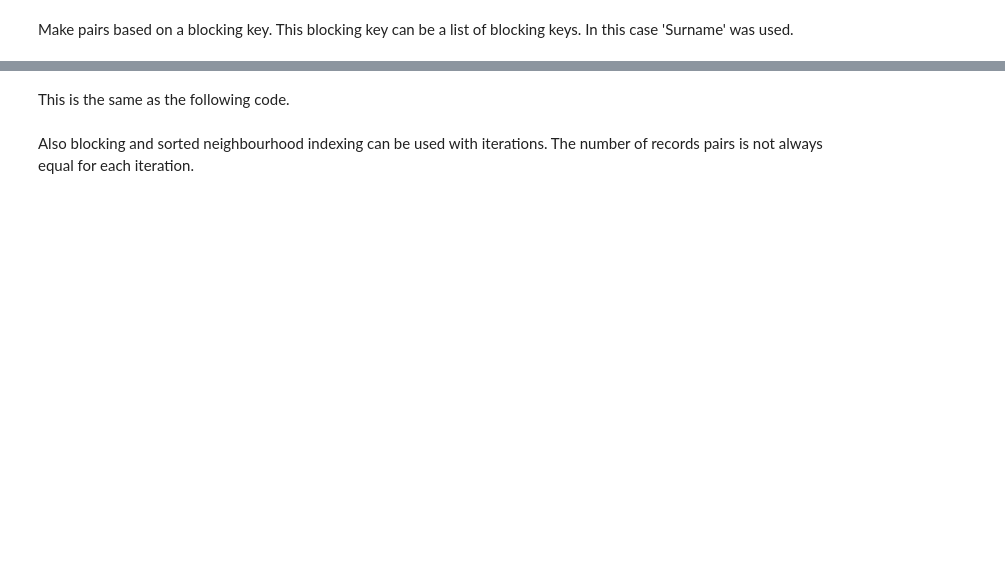
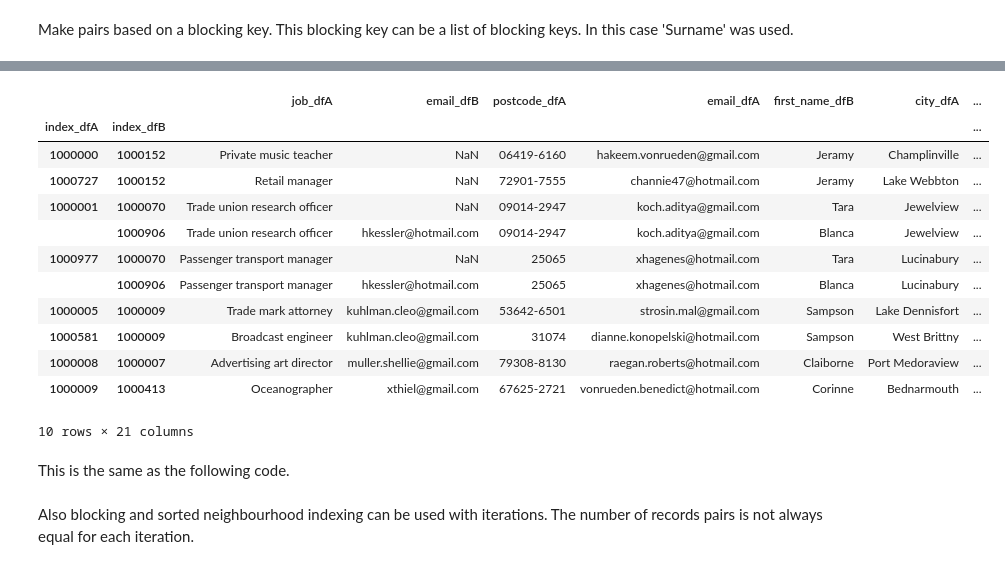
Before and after one commit to J535D165/recordlinkage, a Jupyter notebook: examples/Linking.ipynb, the cells around one changed output, grey strips where cells are left out. Cells and saved outputs as stored; diff of their text form; code cells hidden in the pictures; blank space fills up the shorter version.

```diff
--- a/examples/Linking.ipynb
+++ b/examples/Linking.ipynb
@@ -55,6 +96,20 @@ pairs_sorted.head(10)
 # %%
-pairs_sorted_with_block = pairing.sortedneighbourhood(' given_name', window=3, blocking_on=[' surname'])
+pairs_sorted_with_block = pairing.sortedneighbourhood('last_name', window=3, blocking_on=['sex'])
 pairs_sorted_with_block.head(10)
+# %% [output]
+|  |  | job_dfA | email_dfB | postcode_dfA | email_dfA | first_name_dfB | city_dfA | ... |
+| index_dfA | index_dfB |  |  |  |  |  |  | ... |
+| 1000000 | 1000152 | Private music teacher | NaN | 06419-6160 | hakeem.vonrueden@gmail.com | Jeramy | Champlinville | ... |
+| 1000727 | 1000152 | Retail manager | NaN | 72901-7555 | channie47@hotmail.com | Jeramy | Lake Webbton | ... |
+| 1000001 | 1000070 | Trade union research officer | NaN | 09014-2947 | koch.aditya@gmail.com | Tara | Jewelview | ... |
+|  | 1000906 | Trade union research officer | hkessler@hotmail.com | 09014-2947 | koch.aditya@gmail.com | Blanca | Jewelview | ... |
+| 1000977 | 1000070 | Passenger transport manager | NaN | 25065 | xhagenes@hotmail.com | Tara | Lucinabury | ... |
+|  | 1000906 | Passenger transport manager | hkessler@hotmail.com | 25065 | xhagenes@hotmail.com | Blanca | Lucinabury | ... |
+| 1000005 | 1000009 | Trade mark attorney | kuhlman.cleo@gmail.com | 53642-6501 | strosin.mal@gmail.com | Sampson | Lake Dennisfort | ... |
+| 1000581 | 1000009 | Broadcast engineer | kuhlman.cleo@gmail.com | 31074 | dianne.konopelski@hotmail.com | Sampson | West Brittny | ... |
+| 1000008 | 1000007 | Advertising art director | muller.shellie@gmail.com | 79308-8130 | raegan.roberts@hotmail.com | Claiborne | Port Medoraview | ... |
+| 1000009 | 1000413 | Oceanographer | xthiel@gmail.com | 67625-2721 | vonrueden.benedict@hotmail.com | Corinne | Bednarmouth | ... |
+10 rows × 21 columns
 # %%
 for pairs in pairing.iterindex(recordlinkage.indexing._fullindex, 1000,1000):
 
```
Also changed, not shown: parts of 9 cells of this notebook, 2 other files.
